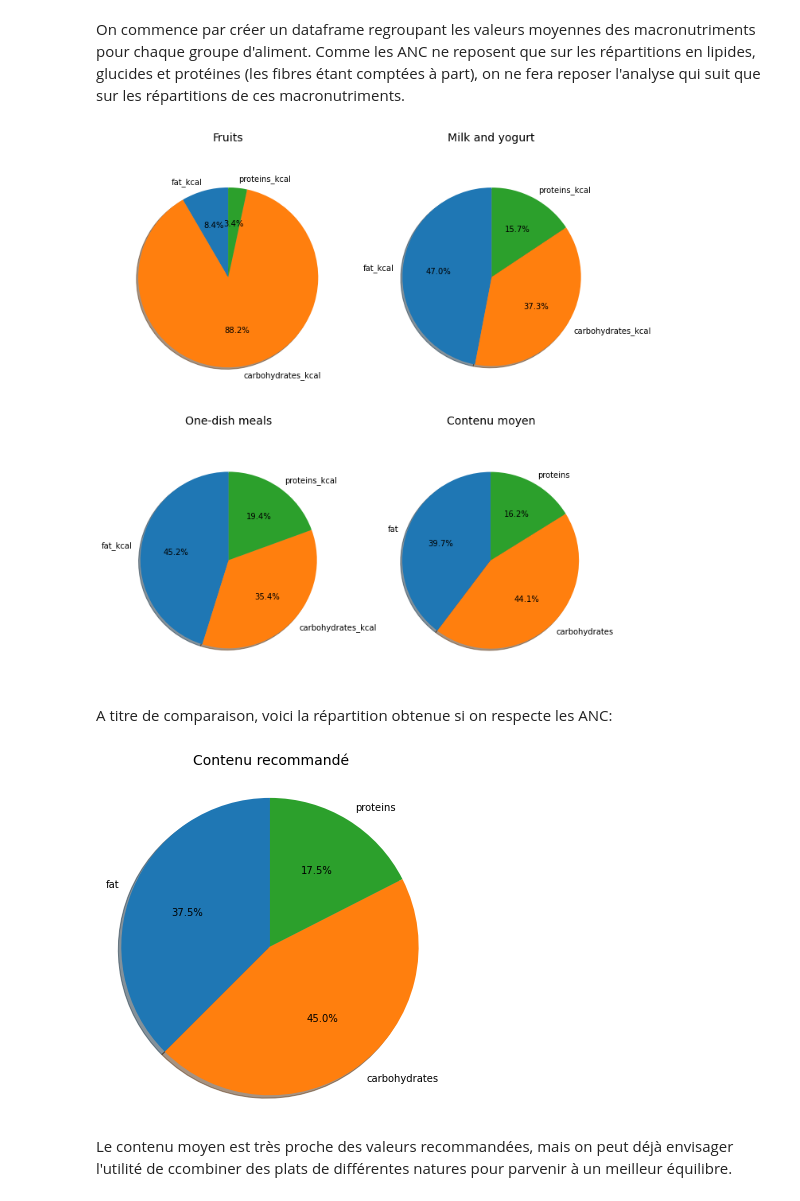
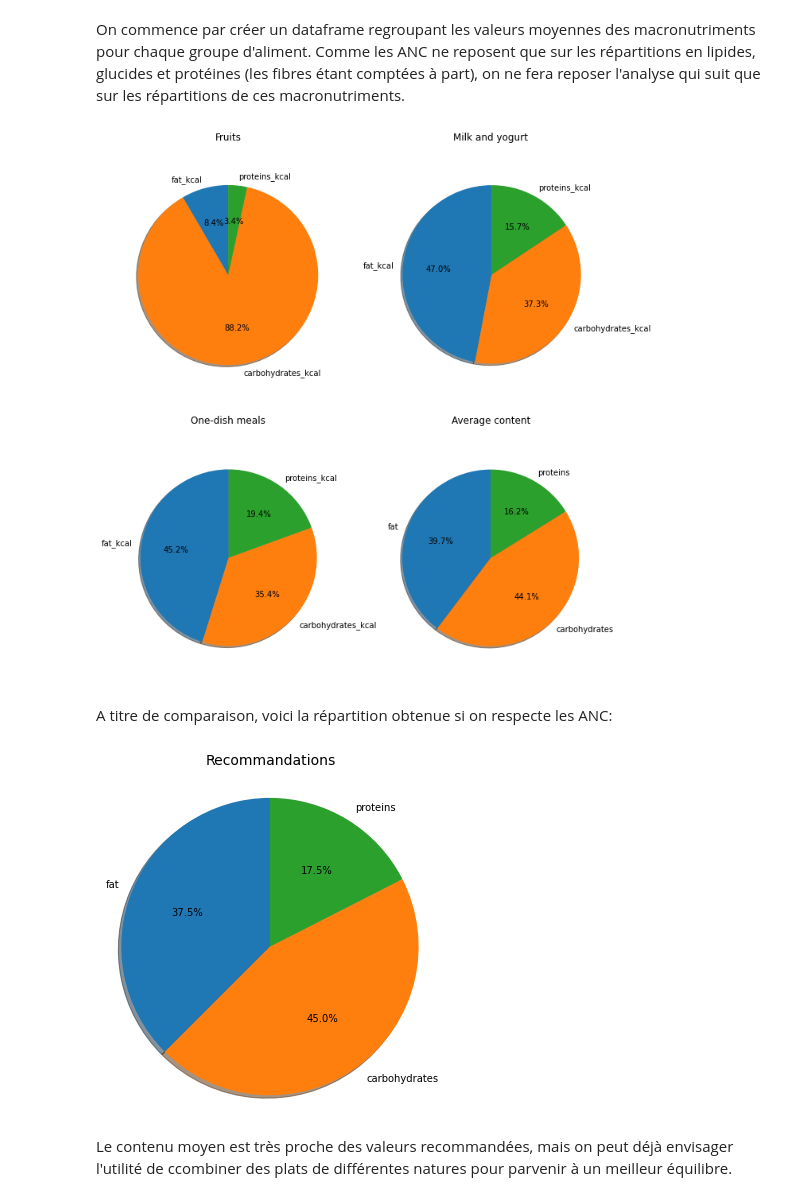
Before and after one commit to OlivierLegrand/P7, a Jupyter notebook: P3/PSanté_notebookpresentation.ipynb, the cells around one changed output. Cells and saved outputs as stored; diff of their text form; code cells hidden in the pictures.

```diff
--- a/P3/PSanté_notebookpresentation.ipynb
+++ b/P3/PSanté_notebookpresentation.ipynb
@@ -777,52 +784,59 @@ gen = df1[["fat_kcal", "carbohydrates_kcal", "proteins_kcal"]].mean()
 # Représentation sous forme de pie chart
 labels = ["fat", "carbohydrates","proteins"]
 
+# placement des titres
+pad=15
+
+# Taille de la police
+fs = 12
+
+
 fig1, ((ax1, ax2), (ax3, ax4)) = plt.subplots(nrows=2, ncols=2, figsize=(10, 10))
 ax1.pie(gr.loc["Fruits"], labels = gr.columns, autopct='%1.1f%%',
 shadow=True, startangle=90)
 ax1.axis('equal')  # Equal aspect ratio ensures that pie is drawn as a circle.
-ax1.set_title("Fruits", pad=20, fontsize=14)
+ax1.set_title("Fruits", pad=pad, fontsize=fs)
 
 ax2.pie(gr.loc["Milk and yogurt"], labels = gr.columns, autopct='%1.1f%%',
 shadow=True, startangle=90)
 ax2.axis('equal')  # Equal aspect ratio ensures that pie is drawn as a circle.
-ax2.set_title("Milk and yogurt", pad=20, fontsize=14)
+ax2.set_title("Milk and yogurt", pad=pad, fontsize=fs)
 
 ax3.pie(gr.loc["One-dish meals"], labels = gr.columns, autopct='%1.1f%%',
 shadow=True, startangle=90)
 ax3.axis('equal')  # Equal aspect ratio ensures that pie is drawn as a circle.
-ax3.set_title("One-dish meals", pad=20, fontsize=14)
+ax3.set_title("One-dish meals", pad=pad, fontsize=fs)
 
 ax4.pie(gen, labels=labels, autopct='%1.1f%%',
 shadow=True, startangle=90)
 ax4.axis('equal')  # Equal aspect ratio ensures that pie is drawn as a circle.
-ax4.set_title("Contenu moyen", pad=20, fontsize=14)
+ax4.set_title("Average content", pad=pad, fontsize=fs)
 
 
 plt.tight_layout(pad=1.5)
 plt.show()
 # %% [output]
-[figure, old version]
+[figure, new version]
 # %% [markdown]
 A titre de comparaison, voici la répartition obtenue si on respecte les ANC:
 # %%
 # Valeurs idéales
 p_fat = 37.5 # fourchette de 35% à 40%
 p_carbs = 45 # fourchette de 40% à 55%
 p_prot = 17.5 # fourchette de 15% à 20%
 
 anc = [p_fat, p_carbs, p_prot]
 labels = ["fat", "carbohydrates","proteins"]
 
 fig, ax = plt.subplots(figsize=(6, 6))
 
 ax.pie(anc, labels=labels, autopct='%1.1f%%',
        shadow=True, startangle=90)
 ax.axis('equal')  # Equal aspect ratio ensures that pie is drawn as a circle.
-ax.set_title("Contenu recommandé", pad=20, fontsize=14)
+ax.set_title("Recommandations", pad=20, fontsize=14)
 plt.show()
 # %% [output]
-[figure, old version]
+[figure, new version]
 # %% [markdown]
 Le contenu moyen est très proche des valeurs recommandées, mais on peut déjà envisager l'utilité de ccombiner des plats de différentes natures pour parvenir à un meilleur équilibre.
 # %% [markdown]
```
Also changed, not shown: parts of 61 cells of this notebook.
